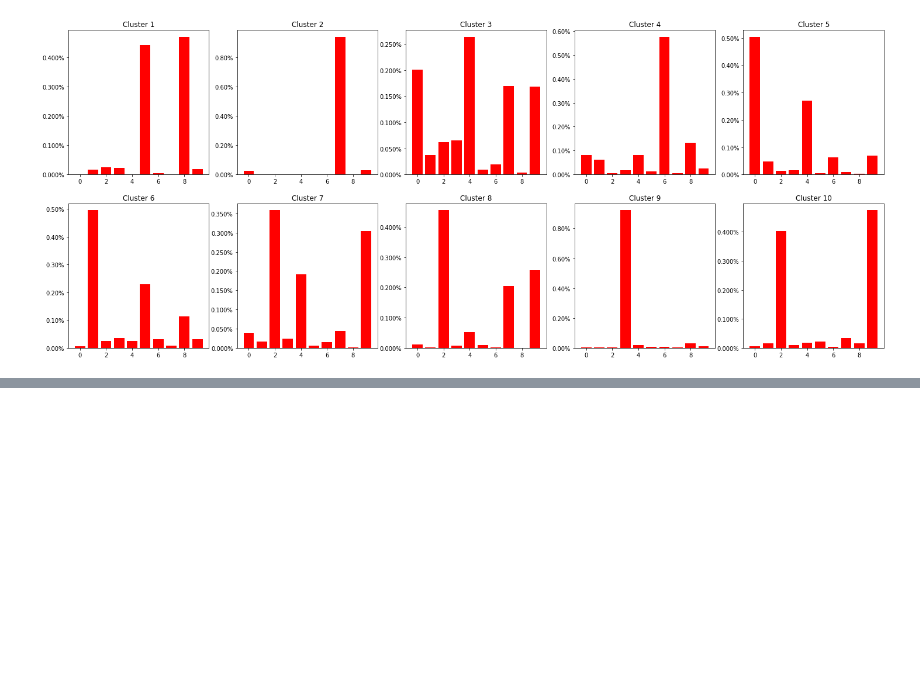
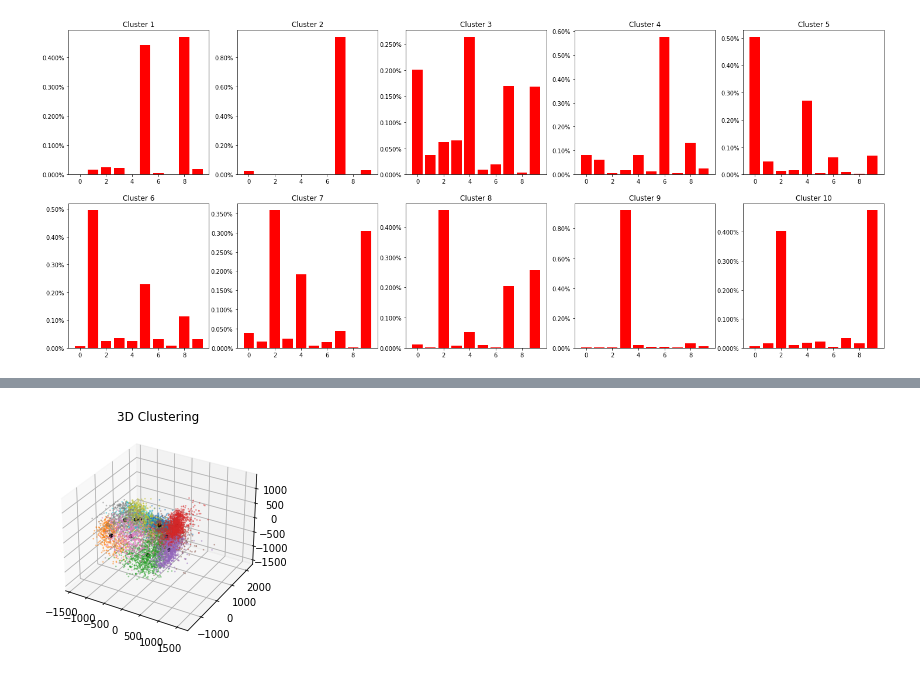
Before and after one commit to AUT-Student/SPR-HW4, a Jupyter notebook: P4/P4.ipynb, the cells around one changed output, grey strips where cells are left out. Cells and saved outputs as stored; diff of their text form; code cells hidden in the pictures; blank space fills up the shorter version.

```diff
--- a/P4/P4.ipynb
+++ b/P4/P4.ipynb
@@ -468,0 +471,20 @@ plt.show()
+# %%
+ax = plt.axes(projection='3d')
+
+for i in range(10):
+    ax.scatter3D(C[C["cluster"]==i][0], C[C["cluster"]==i][1], C[C["cluster"]==i][2], alpha=0.5, s=0.3)
+
+means_0 = []
+means_1 = []
+means_2 = []
+for j in range(k):
+    means_0.append(C[C["cluster"]==j][0].mean())
+    means_1.append(C[C["cluster"]==j][1].mean())
+    means_2.append(C[C["cluster"]==j][2].mean())
+
+ax.scatter3D(means_0, means_1, means_2, alpha=1, s=10, color="black")
+
+plt.title("3D Clustering")
+plt.show()
+# %% [output]
+[figure, added]
```
Also changed, not shown: parts of 3 cells of this notebook, 1 other file.
